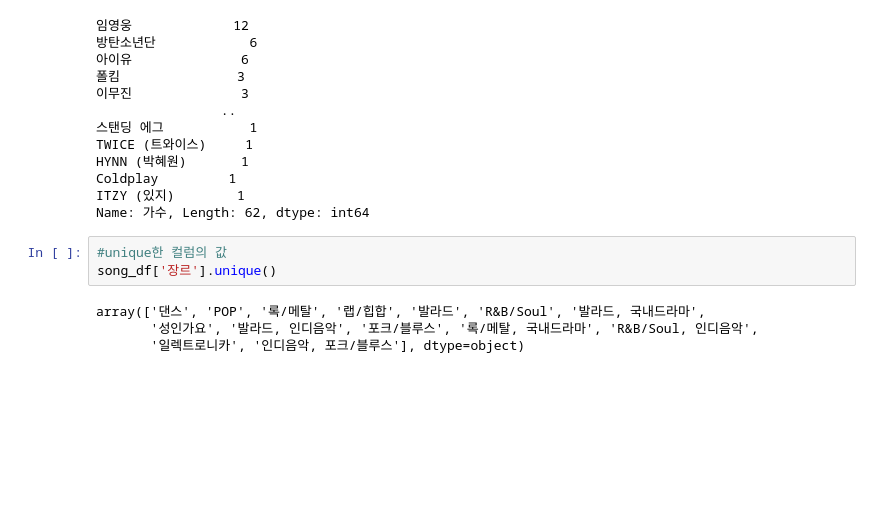
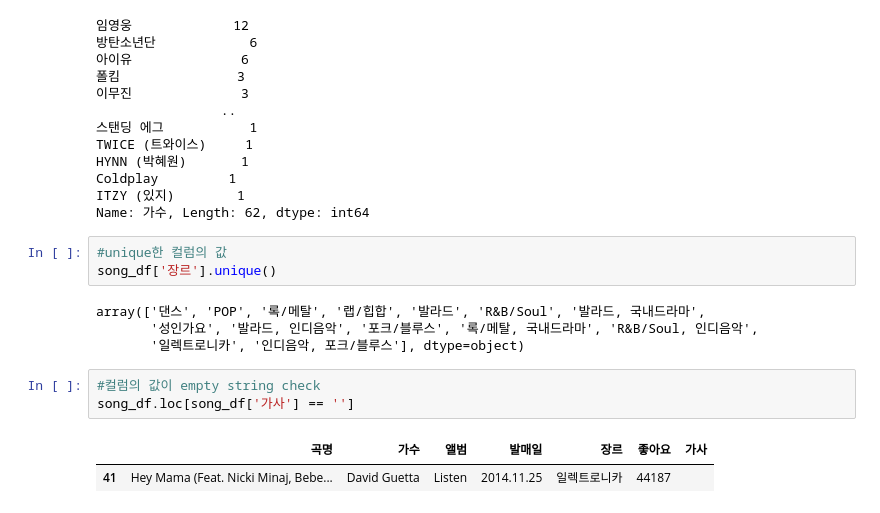
Before and after one commit to myvega2k/kosta_webscraping, a Jupyter notebook: 04.Melon100Chart 스크래핑.ipynb, the cells around one changed output. Cells and saved outputs as stored; diff of their text form; blank space fills up the shorter version.

```diff
--- a/04.Melon100Chart 스크래핑.ipynb
+++ b/04.Melon100Chart 스크래핑.ipynb
@@ -287,3 +287,9 @@ song_df['장르'].unique()
 array(['댄스', 'POP', '록/메탈', '랩/힙합', '발라드', 'R&B/Soul', '발라드, 국내드라마',
        '성인가요', '발라드, 인디음악', '포크/블루스', '록/메탈, 국내드라마', 'R&B/Soul, 인디음악',
        '일렉트로니카', '인디음악, 포크/블루스'], dtype=object)
+# %%
+#컬럼의 값이 empty string check
+song_df.loc[song_df['가사'] == '']
+# %% [output]
+|  | 곡명 | 가수 | 앨범 | 발매일 | 장르 | 좋아요 | 가사 |
+| 41 | Hey Mama (Feat. Nicki Minaj, Bebe... | David Guetta | Listen | 2014.11.25 | 일렉트로니카 | 44187 |  |
```
Also changed, not shown: parts of 5 cells of this notebook.
